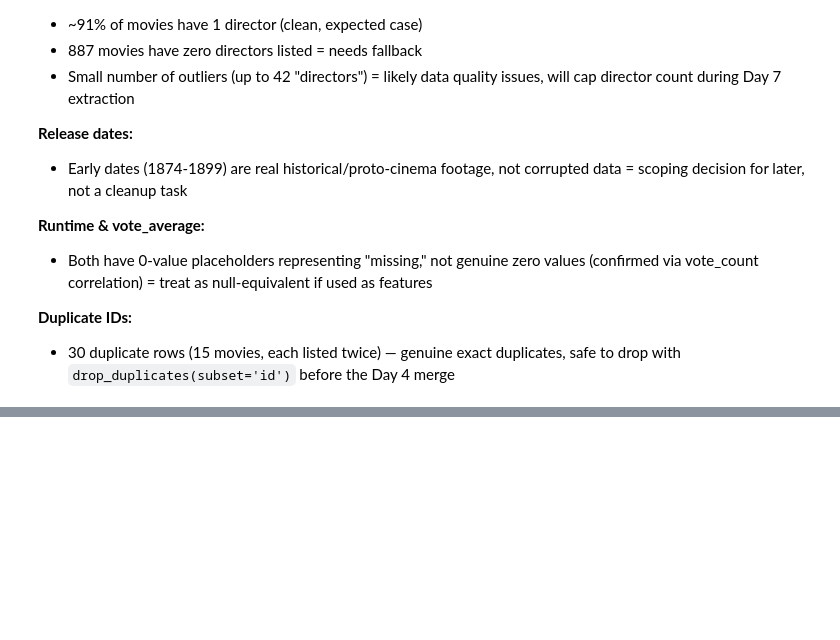
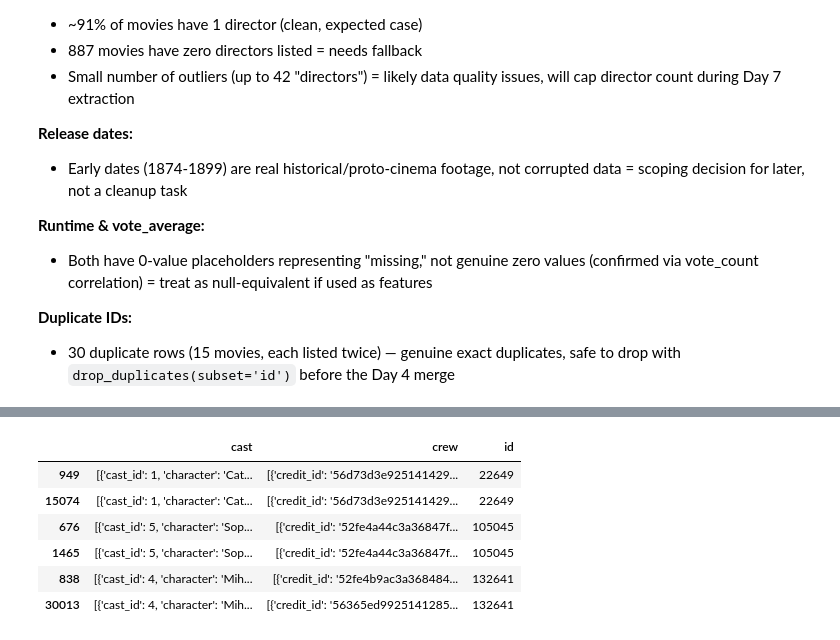
Before and after one commit to leajadaa/movie-recommender, a Jupyter notebook: notebooks/01_eda.ipynb, the cells around one changed output, grey strips where cells are left out. Cells and saved outputs as stored; diff of their text form; code cells hidden in the pictures; blank space fills up the shorter version.

```diff
--- a/notebooks/01_eda.ipynb
+++ b/notebooks/01_eda.ipynb
@@ -453,0 +563,11 @@ dup_ids[['id', 'title', 'release_date']].head(20)
+# %%
+dup_credit_ids = credits[credits['id'].duplicated(keep=False)]['id'].unique()[:3]
+credits[credits['id'].isin(dup_credit_ids)].sort_values('id')
+# %% [output]
+|  | cast | crew | id |
+| 949 | [{'cast_id': 1, 'character': 'Cat... | [{'credit_id': '56d73d3e925141429... | 22649 |
+| 15074 | [{'cast_id': 1, 'character': 'Cat... | [{'credit_id': '56d73d3e925141429... | 22649 |
+| 676 | [{'cast_id': 5, 'character': 'Sop... | [{'credit_id': '52fe4a44c3a36847f... | 105045 |
+| 1465 | [{'cast_id': 5, 'character': 'Sop... | [{'credit_id': '52fe4a44c3a36847f... | 105045 |
+| 838 | [{'cast_id': 4, 'character': 'Mih... | [{'credit_id': '52fe4b9ac3a368484... | 132641 |
+| 30013 | [{'cast_id': 4, 'character': 'Mih... | [{'credit_id': '56365ed9925141285... | 132641 |
```
Also changed, not shown: parts of 16 cells of this notebook.
